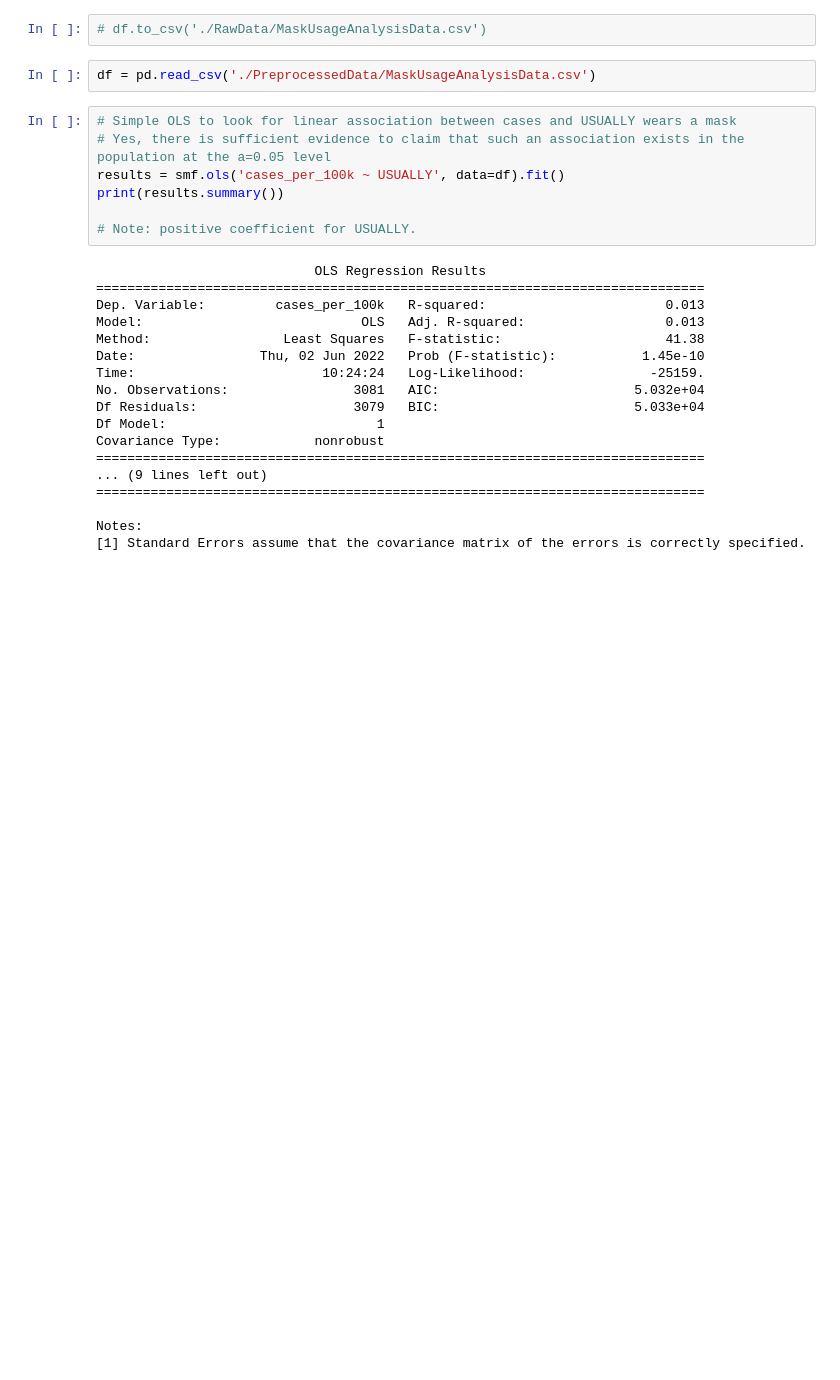
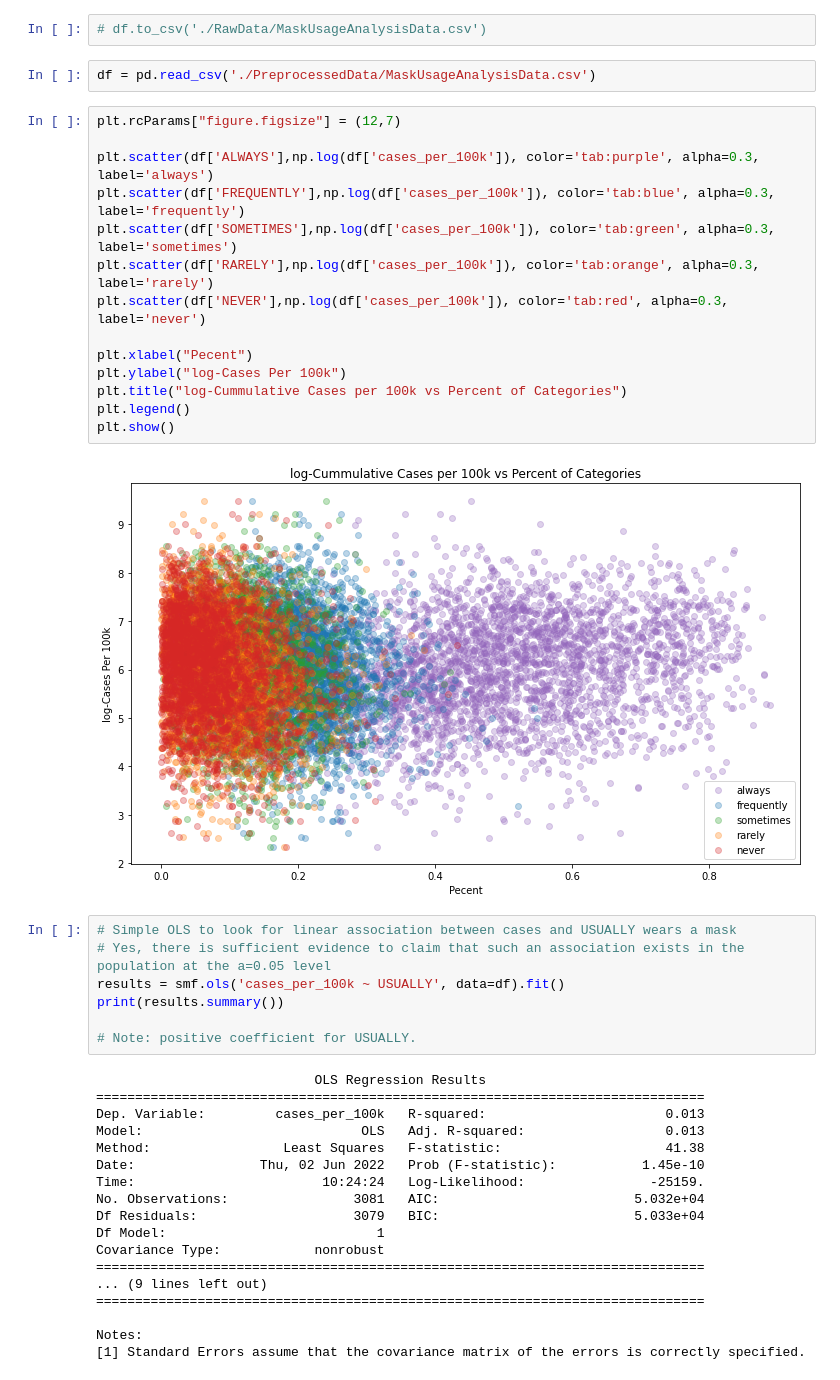
Before and after one commit to KingaAnna/MDA_final_Sweden, a Jupyter notebook: MaskUse.ipynb, the cells around one changed output. Drawn from its saved outputs; the diff is of its cells as text; blank space fills up the shorter version.

Commit message:
added plot to maskuse

```diff
--- a/MaskUse.ipynb
+++ b/MaskUse.ipynb
@@ -92,6 +92,22 @@ I commented out a bunch of data loading/wrangling as I saved my data set as Mask
 # df.to_csv('./RawData/MaskUsageAnalysisData.csv')
 # %%
 df = pd.read_csv('./PreprocessedData/MaskUsageAnalysisData.csv')
+# %%
+plt.rcParams["figure.figsize"] = (12,7)
+
+plt.scatter(df['ALWAYS'],np.log(df['cases_per_100k']), color='tab:purple', alpha=0.3, label='always')
+plt.scatter(df['FREQUENTLY'],np.log(df['cases_per_100k']), color='tab:blue', alpha=0.3, label='frequently')
+plt.scatter(df['SOMETIMES'],np.log(df['cases_per_100k']), color='tab:green', alpha=0.3, label='sometimes')
+plt.scatter(df['RARELY'],np.log(df['cases_per_100k']), color='tab:orange', alpha=0.3, label='rarely')
+plt.scatter(df['NEVER'],np.log(df['cases_per_100k']), color='tab:red', alpha=0.3, label='never')
+
+plt.xlabel("Pecent")
+plt.ylabel("log-Cases Per 100k")
+plt.title("log-Cummulative Cases per 100k vs Percent of Categories")
+plt.legend()
+plt.show()
+# %% [output]
+[figure, added]
 # %%
 # Simple OLS to look for linear association between cases and USUALLY wears a mask
 # Yes, there is sufficient evidence to claim that such an association exists in the population at the a=0.05 level
```
